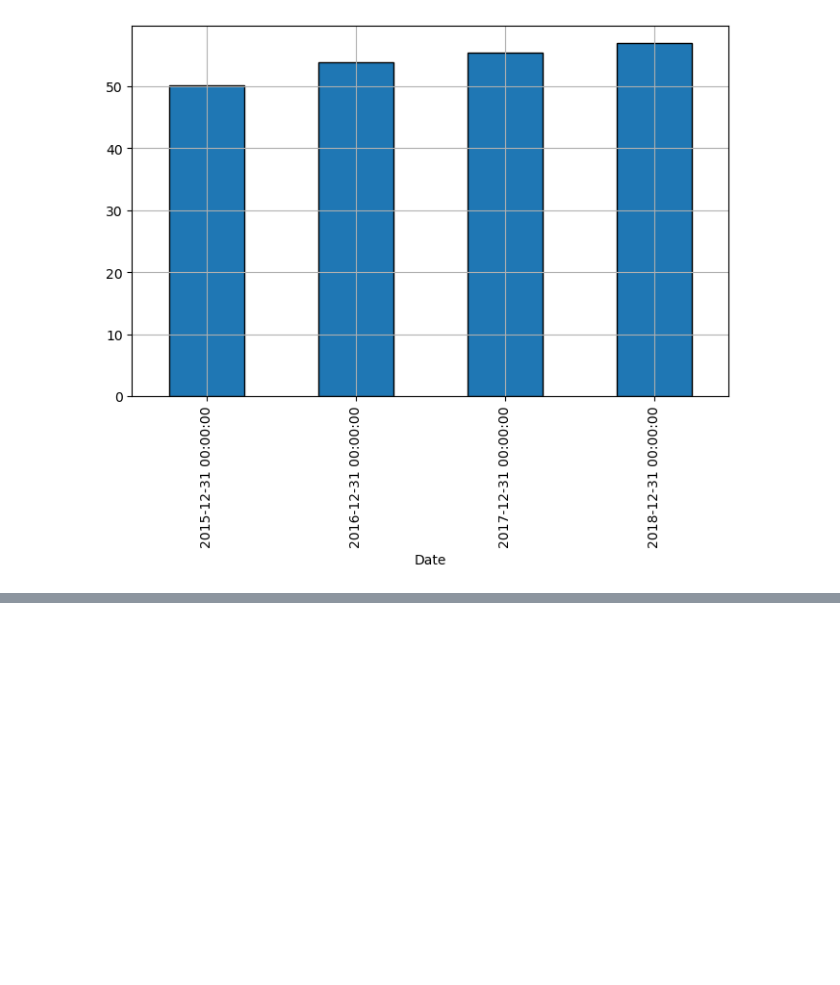
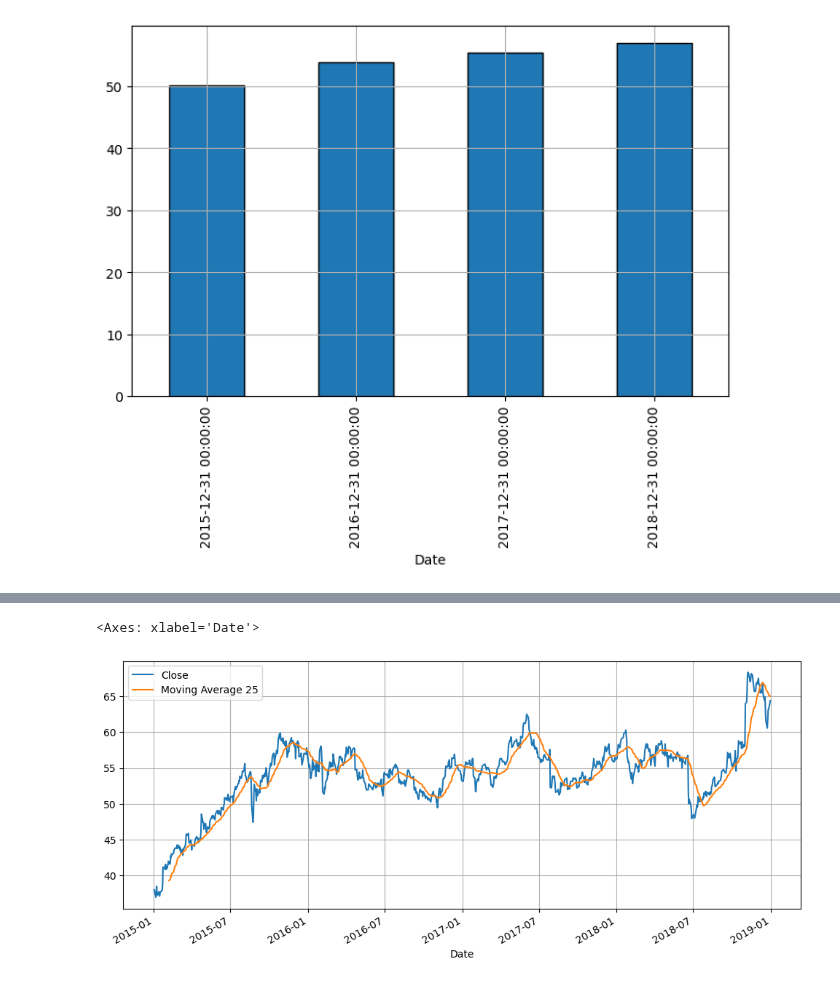
Before and after one commit to Shiska07/Data-Science-and-Machine-Learning, a Jupyter notebook: Time-Series-Analysis/Datetime Analysis.ipynb, the cells around one changed output, grey strips where cells are left out. Saved outputs shown, nothing was run; the diff lists cells and outputs as text; code cells hidden in the pictures; blank space fills up the shorter version.

```diff
--- a/Time-Series-Analysis/Datetime Analysis.ipynb
+++ b/Time-Series-Analysis/Datetime Analysis.ipynb
@@ -190,0 +311,8 @@ df['Close'].plot.line(figsize=(8, 5), ls = '-', lw = 1, color = 'green', grid =
+# %%
+# create a new col to store moving average
+df['Moving Average 25'] = df.rolling(window = 25).mean()['Close']
+# %%
+df[['Close', 'Moving Average 25']].plot(figsize = (12, 5), grid = True)
+# %% [output]
+<Axes: xlabel='Date'>
+[figure, added]
```
Also changed, not shown: parts of 11 cells of this notebook.
